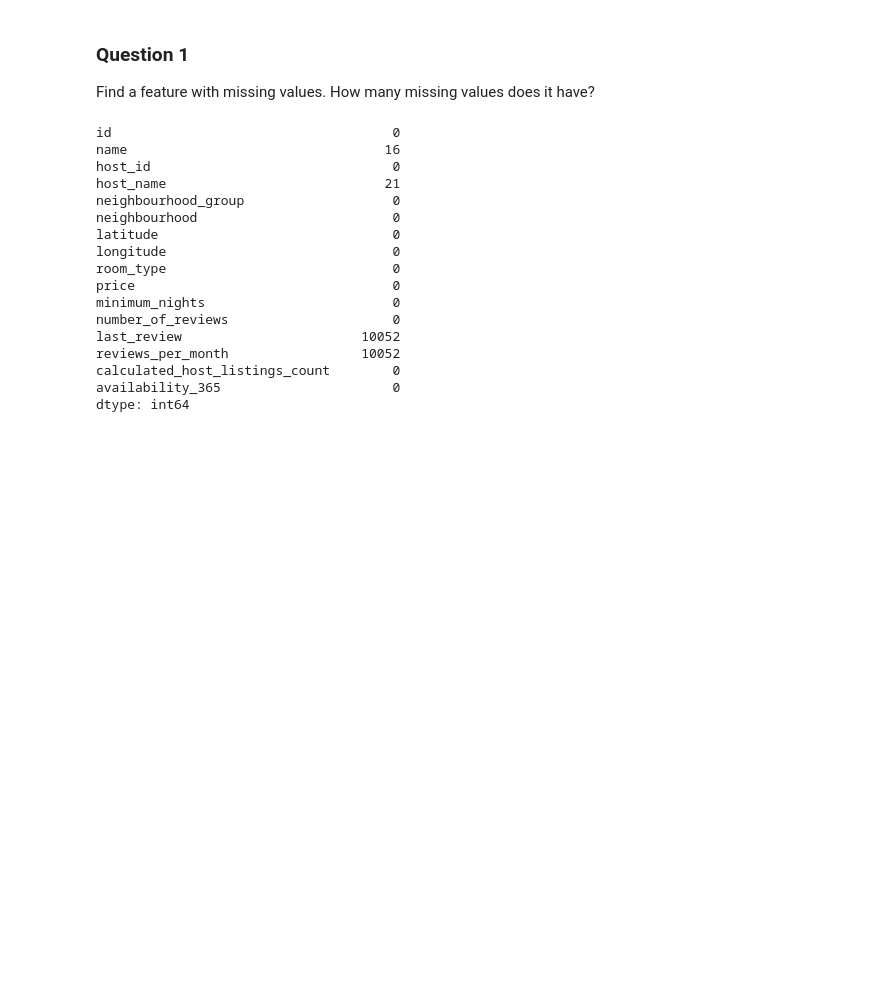
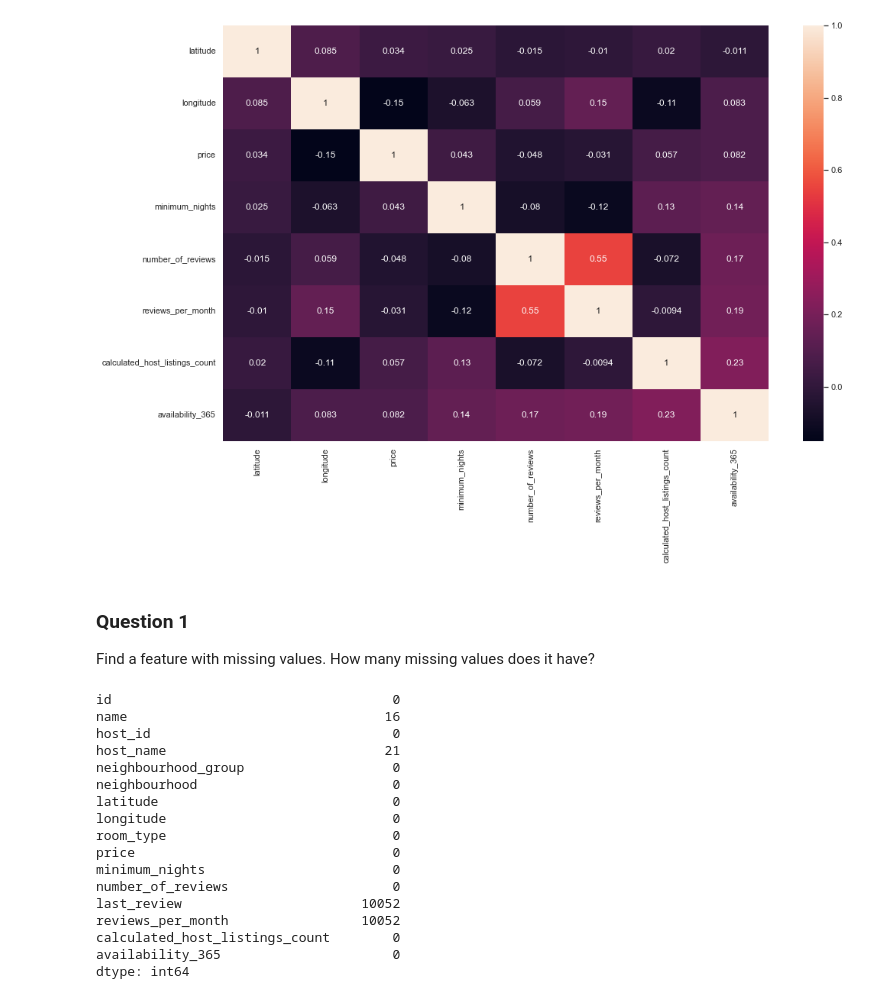
Before and after one commit to RCSnyder/machine-learning-zoom-camp, a Jupyter notebook: src/Chapters/02-regression/Session 2 Homework regression apartment price prediction.ipynb, the cells around one changed output. Cells and saved outputs as stored; diff of their text form; code cells hidden in the pictures; blank space fills up the shorter version.

```diff
--- a/src/Chapters/02-regression/Session 2 Homework regression apartment price prediction.ipynb
+++ b/src/Chapters/02-regression/Session 2 Homework regression apartment price prediction.ipynb
@@ -38,3 +48,9 @@ df = df[cols]
+# %%
+plt.figure(figsize =(16,10))
+sns.heatmap(df.corr(), annot=True)
+plt.show()
+# %% [output]
+[figure, added]
 # %% [markdown]
 ### Question 1
 Find a feature with missing values. How many missing values does it have?
```
Also changed, not shown: parts of 2 cells of this notebook.
